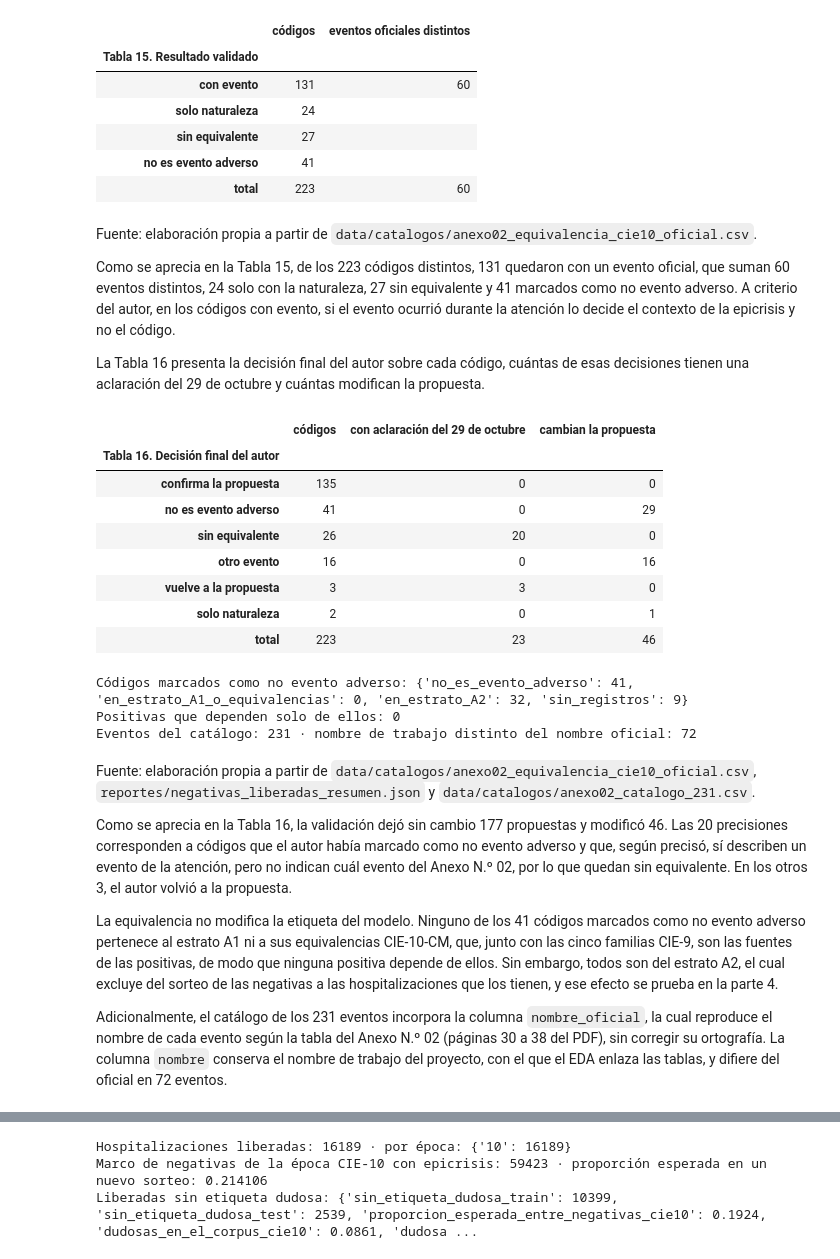
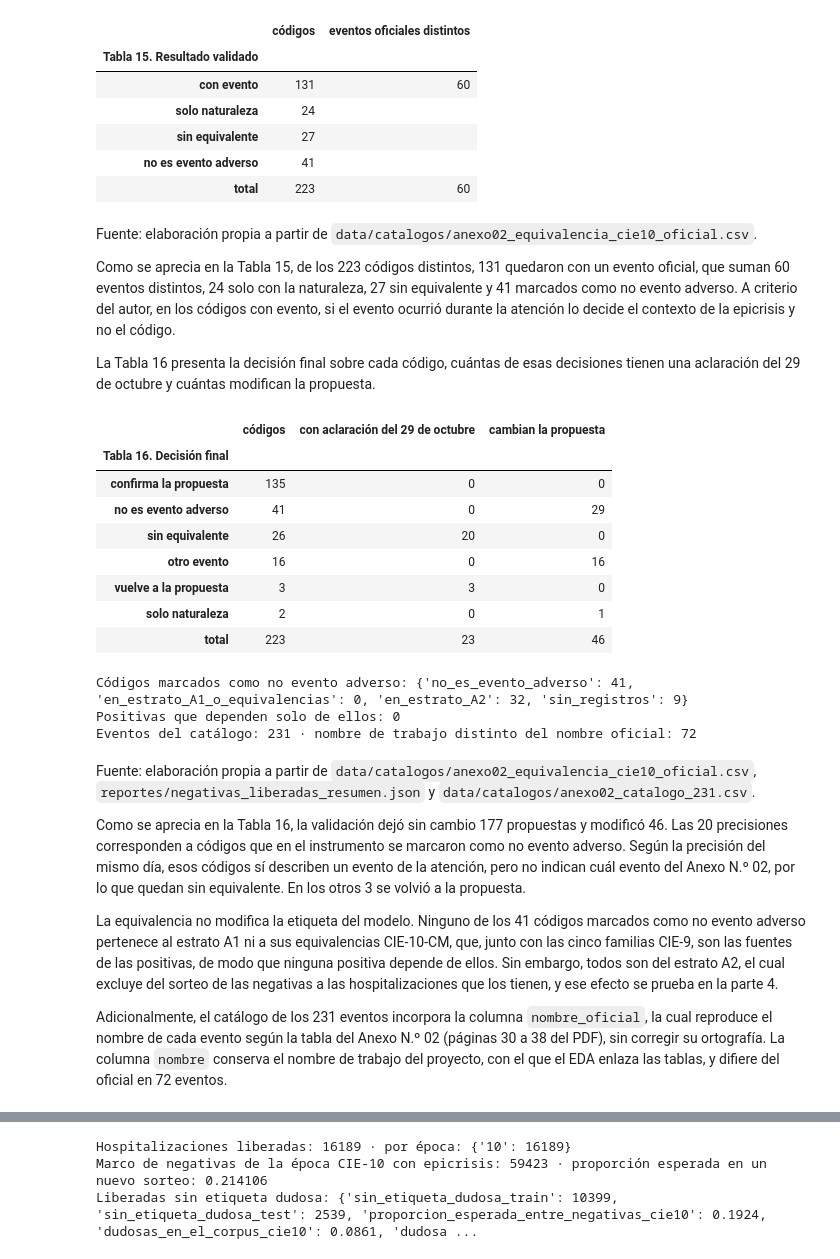
Before and after one commit to carlosperez100/mia14-trabajo-investigacion-ii-tesis-gemses-mimic, a Jupyter notebook: notebooks/06_sprint3_semana7_completo.ipynb, the cells around one changed output, grey strips where cells are left out. Drawn from its saved outputs; the diff is of its cells as text; code cells hidden in the pictures.

```diff
--- a/notebooks/06_sprint3_semana7_completo.ipynb
+++ b/notebooks/06_sprint3_semana7_completo.ipynb
@@ -1029,24 +1029,24 @@ Como se aprecia en la Tabla 15, de los 223 códigos distintos, 131 quedaron con
 solo con la naturaleza, 27 sin equivalente y 41 marcados como no evento adverso. A criterio del autor, en los códigos con evento, si el
 evento ocurrió durante la atención lo decide el contexto de la epicrisis y no el código.
 
-La Tabla 16 presenta la decisión final del autor sobre cada código, cuántas de esas decisiones tienen una aclaración del 29 de octubre y
+La Tabla 16 presenta la decisión final sobre cada código, cuántas de esas decisiones tienen una aclaración del 29 de octubre y
 cuántas modifican la propuesta.
 # %%
 t16 = U.groupby("decision_autor").agg(**{"códigos": ("codigo_cie10", "size"),
                                          "con aclaración del 29 de octubre": ("aclaracion_autor", lambda s: int((s != "").sum())),
                                          "cambian la propuesta": ("cambia_la_propuesta", lambda s: int((s == "sí").sum()))})
 t16 = t16.sort_values("códigos", ascending=False)
 t16.loc["total"] = t16.sum()
-t16.index.name = "Tabla 16. Decisión final del autor"
+t16.index.name = "Tabla 16. Decisión final"
 display(t16)
 L = leer("negativas_liberadas_resumen.json")
 print("Códigos marcados como no evento adverso:", L["codigos"])
 print("Positivas que dependen solo de ellos:", L["positivas_que_dependen_solo_de_ellos"])
 cat = pd.read_csv(RAIZ / "data" / "catalogos" / "anexo02_catalogo_231.csv", dtype=str, keep_default_na=False)
 print("Eventos del catálogo:", len(cat), "· nombre de trabajo distinto del nombre oficial:", int((cat.nombre != cat.nombre_oficial).sum()))
 # %% [output]
 |  | códigos | con aclaración del 29 de octubre | cambian la propuesta |
-| Tabla 16. Decisión final del autor |  |  |  |
+| Tabla 16. Decisión final |  |  |  |
 | confirma la propuesta | 135 | 0 | 0 |
 | no es evento adverso | 41 | 0 | 29 |
 | sin equivalente | 26 | 20 | 0 |
@@ -1062,8 +1062,8 @@ Fuente: elaboración propia a partir de `data/catalogos/anexo02_equivalencia_cie
 `reportes/negativas_liberadas_resumen.json` y `data/catalogos/anexo02_catalogo_231.csv`.
 
 Como se aprecia en la Tabla 16, la validación dejó sin cambio 177 propuestas y modificó 46. Las 20 precisiones corresponden a códigos
-que el autor había marcado como no evento adverso y que, según precisó, sí describen un evento de la atención, pero no indican cuál
-evento del Anexo N.º 02, por lo que quedan sin equivalente. En los otros 3, el autor volvió a la propuesta.
+que en el instrumento se marcaron como no evento adverso. Según la precisión del mismo día, esos códigos sí describen un evento de la
+atención, pero no indican cuál evento del Anexo N.º 02, por lo que quedan sin equivalente. En los otros 3 se volvió a la propuesta.
 
 La equivalencia no modifica la etiqueta del modelo. Ninguno de los 41 códigos marcados como no evento adverso pertenece al estrato A1
 ni a sus equivalencias CIE-10-CM, que, junto con las cinco familias CIE-9, son las fuentes de las positivas, de modo que ninguna
```
Also changed, not shown: parts of 5 cells of this notebook, 1 other file.
